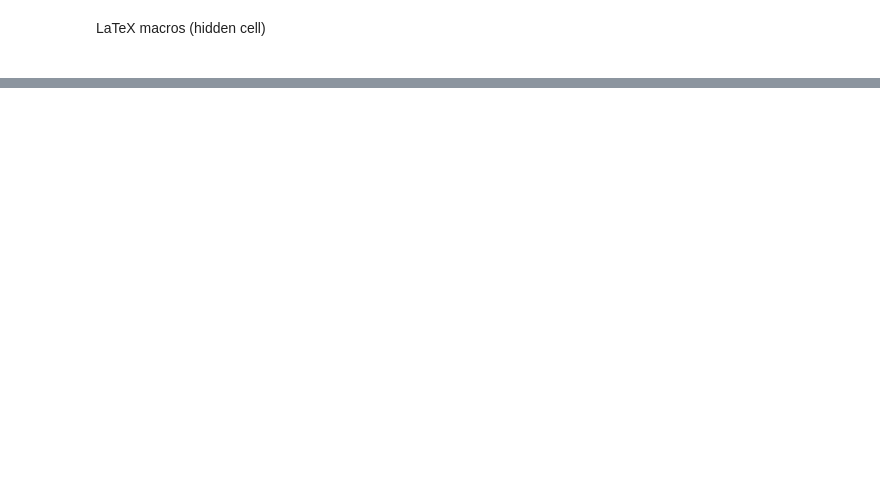
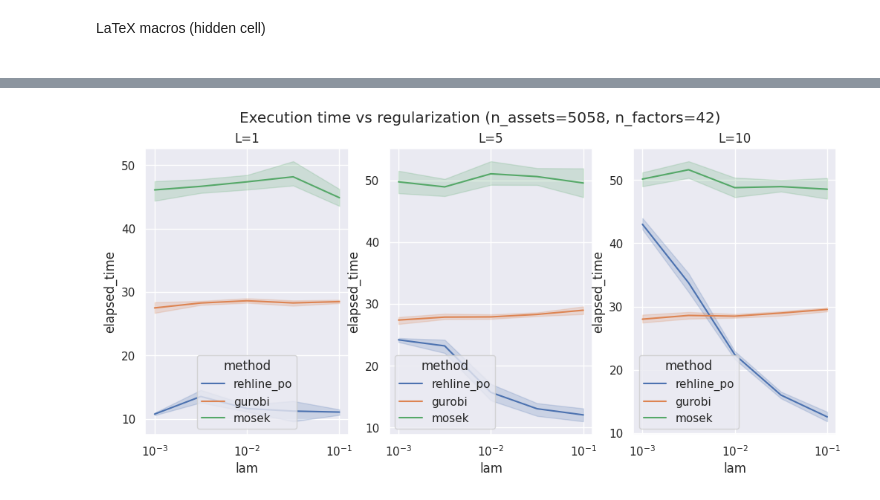
Before and after one commit to softmin/ReHLine-PO, a Jupyter notebook: benchmarks/MeanVariance.ipynb, the cells around one changed output, grey strips where cells are left out. Drawn from its saved outputs; the diff is of its cells as text; code cells hidden in the pictures; blank space fills up the shorter version.

```diff
--- a/benchmarks/MeanVariance.ipynb
+++ b/benchmarks/MeanVariance.ipynb
@@ -561,0 +226,3 @@ method will indeed work significantly faster than generic optimizers like MOSEK
+# %%
+data_real = pd.DataFrame(results_real, columns=["lam", "method", "n_assets", "L", "elapsed_time"])
+data_real.head()
@@ -561,0 +236,13 @@ method will indeed work significantly faster than generic optimizers like MOSEK
+# %%
+fig, ax = plt.subplots(1, len(Ls), figsize=(12, 5))
+
+for i, L in enumerate(Ls):
+    sns.lineplot(data_real[data_real.L == L], x="lam", y="elapsed_time", hue="method",
+                 ax=ax[i], markers=True)
+    ax[i].set_xscale("log")
+    ax[i].set_title(f"L={L}")
+
+fig.suptitle(f"Execution time vs regularization (n_assets={n_assets}, n_factors={n_factors})")
+plt.show()
+# %% [output]
+[figure, added]
```
Also changed, not shown: parts of 45 cells of this notebook, 18 other files.
